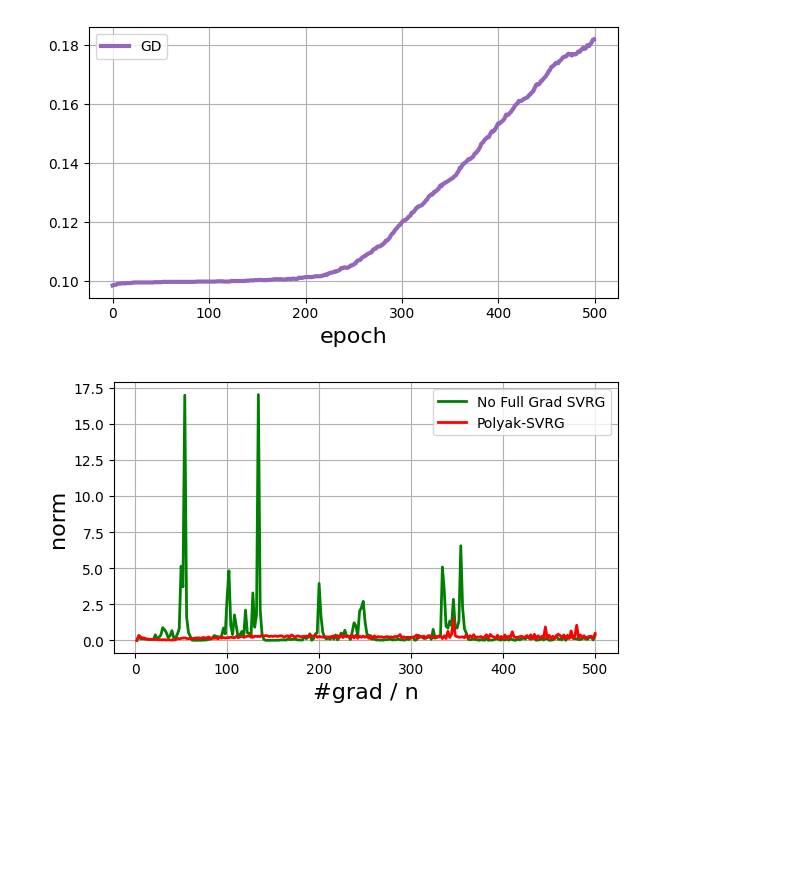
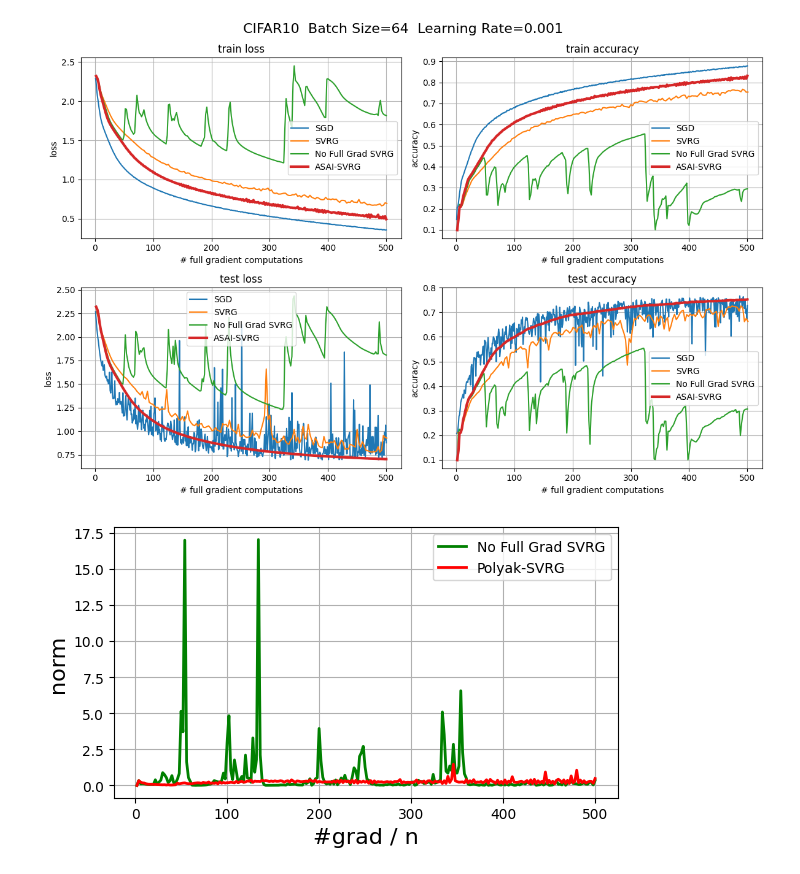
Before and after one commit to Acai-bowl-1012/workspace, a Jupyter notebook: 結果を見る.ipynb, the cells around one changed output. Cells and saved outputs as stored; diff of their text form; code cells hidden in the pictures; blank space fills up the shorter version.

```diff
--- a/結果を見る.ipynb
+++ b/結果を見る.ipynb
@@ -53,22 +53,57 @@ def load_result(optimizer_name):
 
 NFG_SVRG_x, NFG_SVRG_norm_history = load_result("NFG_SVRG")
 ASAI_SVRG_x, ASAI_SVRG_norm_history = load_result("ASAI_SVRG")
-# %%
-fig = plt.figure(figsize = (6, 3.5))
-ax = fig.add_subplot()
-ax.plot(GD_test_acc_history, label = 'GD', c = 'tab:purple', alpha = 1, linewidth = 3)
-#ax.plot(SGD_test_acc_history, label = "SGD", c = 'tab:blue', alpha = 1, linewidth = 3)
-#ax.plot(SVRG_x, SVRG_test_acc_history, label = "SVRG", c = 'tab:orange', alpha = 0.7)
-#ax.plot(NFG_SVRG_x, NFG_SVRG_test_acc_history, label = "No Full Grad SVRG", c = 'tab:green', alpha = 0.7)
-#ax.plot(ASAI_SVRG_x, ASAI_SVRG_test_acc_history, label = "Polyak-SVRG", linewidth = 3, c = 'tab:red')
-ax.set_xlabel("epoch", fontsize=16)
-ax.grid()
-ax.legend()
-
-plt.tight_layout()
-plt.show()
-# %% [output]
-[figure, removed]
+# %%
+fig = plt.figure(figsize = (12, 8))
+fig.suptitle(f"CIFAR10  Batch Size={BATCH_SIZE}  Learning Rate={LEARNING_RATE}",fontsize=16)
+ax = fig.add_subplot(2, 2, 1)
+ax.plot(SGD_x, SGD_train_loss_history, label = "SGD")
+ax.plot(SVRG_x, SVRG_train_loss_history, label = "SVRG")
+ax.plot(NFG_SVRG_x, NFG_SVRG_train_loss_history, label = "No Full Grad SVRG")
+ax.plot(ASAI_SVRG_x, ASAI_SVRG_train_loss_history, label = "ASAI-SVRG", linewidth = 3)
+ax.set_xlabel("# full gradient computations")
+ax.set_ylabel("loss")
+ax.set_title("train loss")
+ax.grid()
+ax.legend()
+
+ax = fig.add_subplot(2, 2, 2)
+ax.plot(SGD_x, SGD_train_acc_history, label = "SGD")
+ax.plot(SVRG_x, SVRG_train_acc_history, label = "SVRG")
+ax.plot(NFG_SVRG_x, NFG_SVRG_train_acc_history, label = "No Full Grad SVRG")
+ax.plot(ASAI_SVRG_x, ASAI_SVRG_train_acc_history, label = "ASAI-SVRG", linewidth = 3)
+ax.set_xlabel("# full gradient computations")
+ax.set_ylabel("accuracy")
+ax.set_title("train accuracy")
+ax.grid()
+ax.legend()
+
+ax = fig.add_subplot(2, 2, 3)
+ax.plot(SGD_x, SGD_test_loss_history, label = "SGD")
+ax.plot(SVRG_x, SVRG_test_loss_history, label = "SVRG")
+ax.plot(NFG_SVRG_x, NFG_SVRG_test_loss_history, label = "No Full Grad SVRG")
+ax.plot(ASAI_SVRG_x, ASAI_SVRG_test_loss_history, label = "ASAI-SVRG", linewidth = 3)
+ax.set_xlabel("# full gradient computations")
+ax.set_ylabel("loss")
+ax.set_title("test loss")
+ax.grid()
+ax.legend()
+
+ax = fig.add_subplot(2, 2, 4)
+ax.plot(SGD_x, SGD_test_acc_history, label = "SGD")
+ax.plot(SVRG_x, SVRG_test_acc_history, label = "SVRG")
+ax.plot(NFG_SVRG_x, NFG_SVRG_test_acc_history, label = "No Full Grad SVRG")
+ax.plot(ASAI_SVRG_x, ASAI_SVRG_test_acc_history, label = "ASAI-SVRG", linewidth = 3)
+ax.set_xlabel("# full gradient computations")
+ax.set_ylabel("accuracy")
+ax.set_title("test accuracy")
+ax.grid()
+ax.legend()
+
+plt.tight_layout()
+plt.show()
+# %% [output]
+[figure, added]
 # %%
 fig = plt.figure(figsize = (6, 3.5))
 ax = fig.add_subplot()
```
Also changed, not shown: 13 other files.
